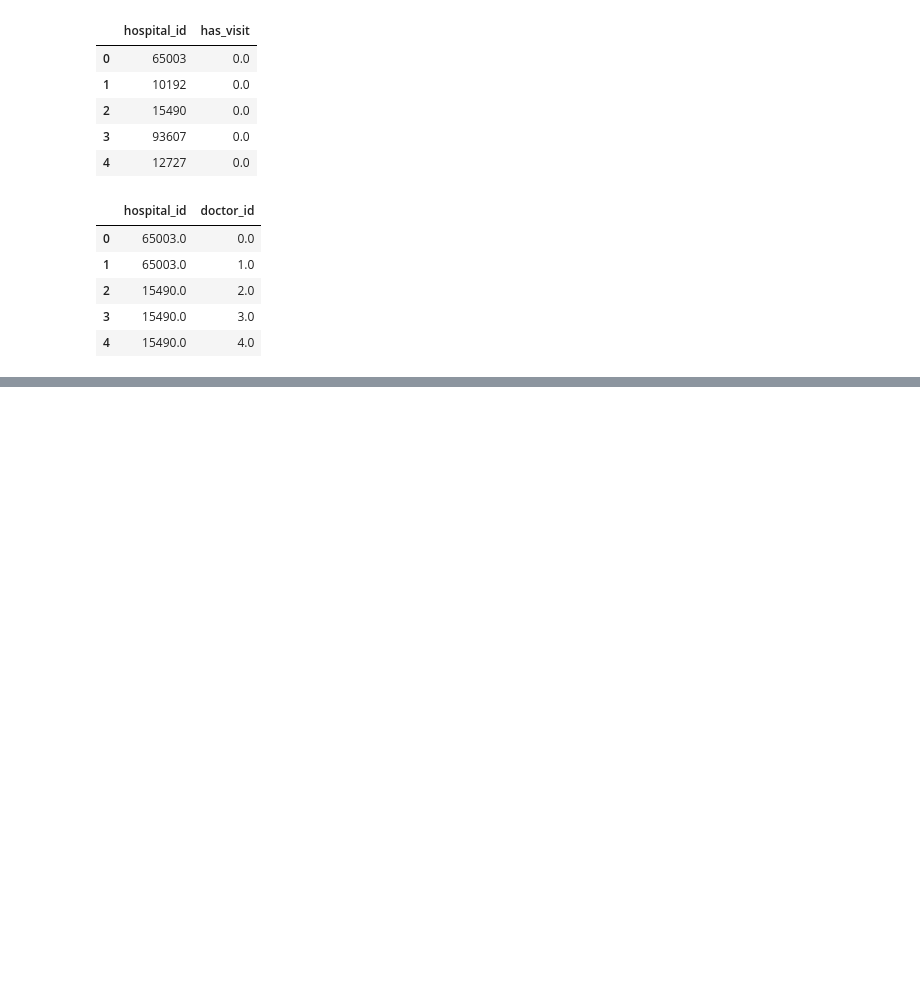
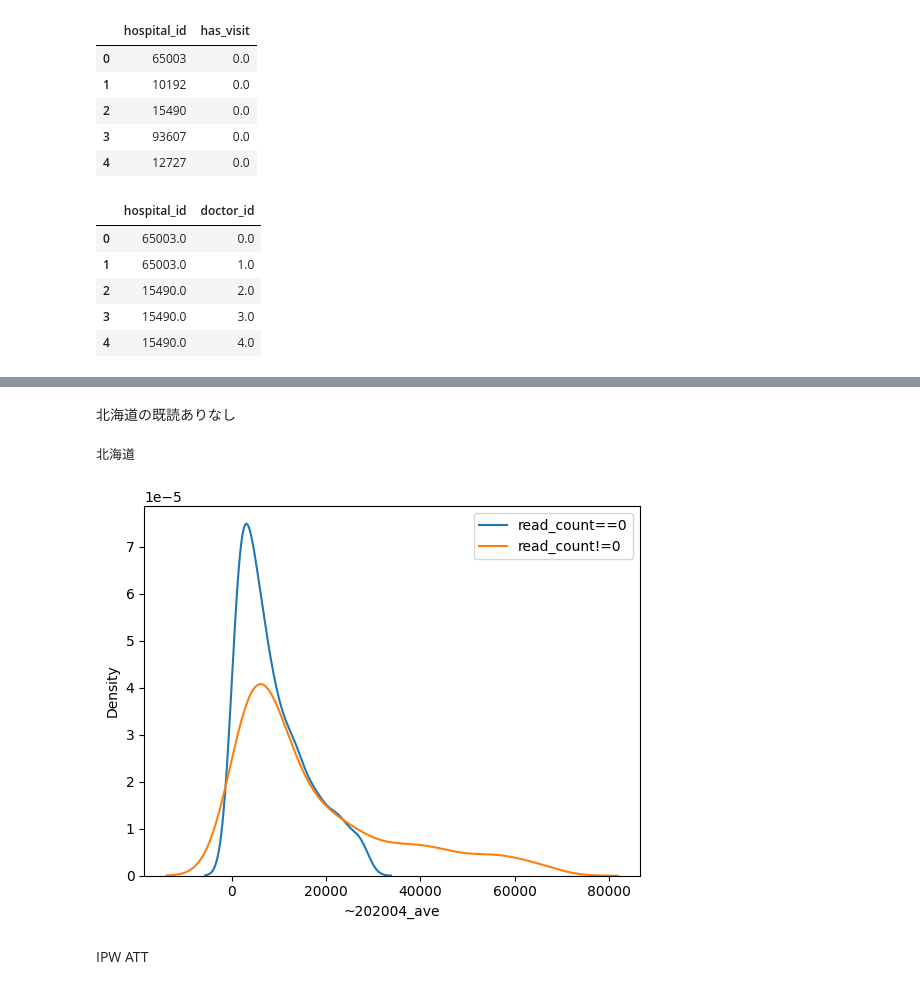
Before and after one commit to uehiratakumu/VScode, a Jupyter notebook: M3_intern/eda.ipynb, the cells around one changed output, grey strips where cells are left out. Cells and saved outputs as stored; diff of their text form; code cells hidden in the pictures; blank space fills up the shorter version.

```diff
--- a/M3_intern/eda.ipynb
+++ b/M3_intern/eda.ipynb
@@ -248,0 +121,3 @@ train.corr().style.background_gradient(axis=None)
+# %%
+sales = sales.merge(mr, how="left")
+sales
@@ -248,0 +138,9 @@ train.corr().style.background_gradient(axis=None)
+# %%
+sales_mrkun = sales.copy()
+sales_mrkun.drop(['201911', '201912', '202001', '202002', '202003',
+       '202004', '202005', '202006', '202007', '202008', '202009',
+       '202010', '202011', '202012', '202101', '202102', '202103',
+       '202104', '202105', '202106', '202107', '202108', '202109',
+       '202110', '202111', '202112', '202201', '202202', '202203',
+       '202204'], axis = 1, inplace = True)
+sales_mrkun
@@ -248,0 +161,13 @@ train.corr().style.background_gradient(axis=None)
+# %%
+region = hos["hospital_region_name"].unique()
+hos["region_id"] = [0 for i in range(len(hos))]
+hos["region_id"][hos["hospital_region_name"] == region[3]] = 0
+hos["region_id"][hos["hospital_region_name"] == region[5]] = 1
+hos["region_id"][hos["hospital_region_name"] == region[7]] = 2
+hos["region_id"][hos["hospital_region_name"] == region[1]] = 3
+hos["region_id"][hos["hospital_region_name"] == region[6]] = 4
+hos["region_id"][hos["hospital_region_name"] == region[0]] = 5
+hos["region_id"][hos["hospital_region_name"] == region[4]] = 6
+hos["region_id"][hos["hospital_region_name"] == region[2]] = 7
+region = ["北海道", "東北", "関東", "中部", "近畿", "中国", "四国", "九州"]
+dr_p["hospital_id"]= dr_p["hospital_id"].astype("int64")
@@ -248,0 +192,6 @@ train.corr().style.background_gradient(axis=None)
+# %%
+sales_mrkun = sales_mrkun.merge(hos.drop("hospital_region_name",axis=1), how="left")
+sales_mrkun ["has_mrkun"] = 0
+sales_mrkun.fillna(0, inplace = True)
+sales_mrkun["has_mrkun"][sales_mrkun["read_count"] != 0] = 1
+sales_mrkun
@@ -248,0 +651,15 @@ train.corr().style.background_gradient(axis=None)
+# %% [markdown]
+北海道の既読ありなし
+# %%
+bins = np.linspace(0, 100000, 50)
+
+print(region[0])
+sns.kdeplot(data=sales_mrkun["~202004_ave"][sales_mrkun["read_count"]==0][sales_mrkun["region_id"]==0][sales_mrkun["~202004_ave"][sales_mrkun["read_count"]==0][sales_mrkun["region_id"]==0]<sales_mrkun["~202004_ave"][sales_mrkun["read_count"]==0][sales_mrkun["region_id"]==0].quantile(0.75)])
+sns.kdeplot(data=sales_mrkun["~202004_ave"][sales_mrkun["read_count"]!=0][sales_mrkun["region_id"]==0][sales_mrkun["~202004_ave"][sales_mrkun["read_count"]!=0][sales_mrkun["region_id"]==0]<sales_mrkun["~202004_ave"][sales_mrkun["read_count"]!=0][sales_mrkun["region_id"]==0].quantile(0.75)])
+plt.legend(labels=["read_count==0","read_count!=0"])
+plt.show()
+# %% [output]
+北海道
+[figure, added]
+# %% [markdown]
+IPW ATT
```
Also changed, not shown: parts of 51 cells of this notebook, 2 other files.
